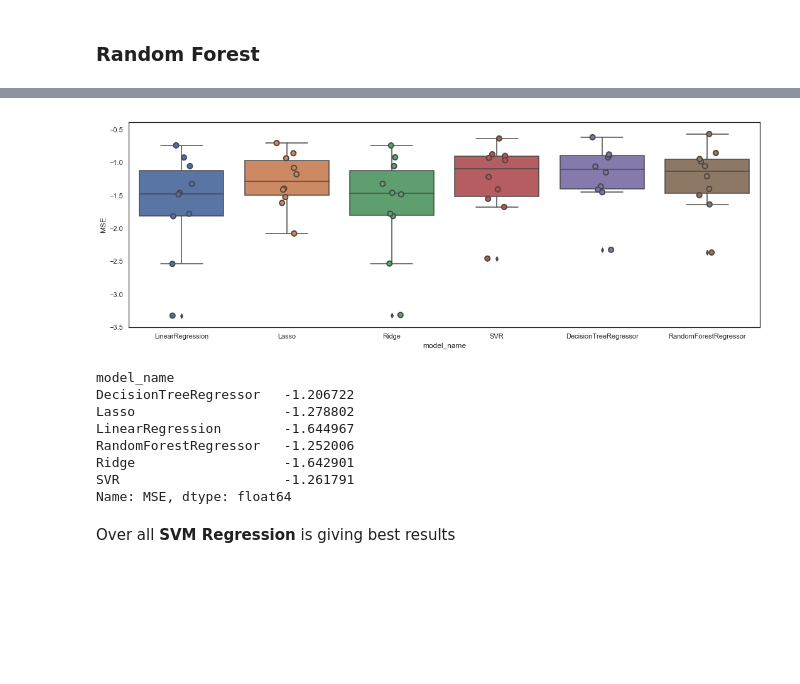
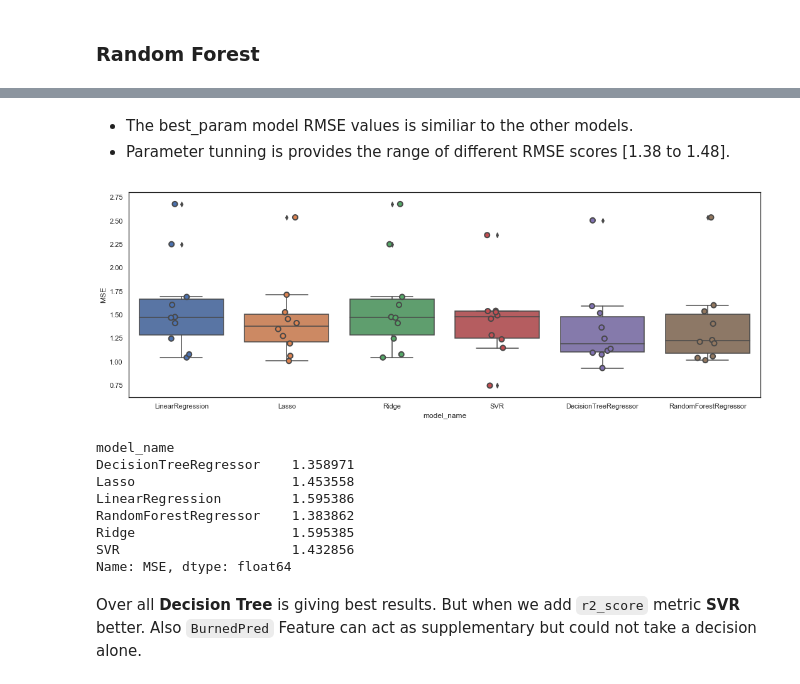
Before and after one commit to balag752/Machine-Learning-1, a Jupyter notebook: ML Project/Fire prediction.ipynb, the cells around one changed output, grey strips where cells are left out. Saved outputs shown, nothing was run; the diff lists cells and outputs as text; code cells hidden in the pictures; blank space fills up the shorter version.

```diff
--- a/ML Project/Fire prediction.ipynb
+++ b/ML Project/Fire prediction.ipynb
@@ -603,7 +613,7 @@ X_train, X_test, y_train, y_test = train_test_split(Standarized_Data[Encod_ncols
 # %%
-## Fitting the linear model
+## Fitting the linear model with whole data to find the coeffecients
 model = LinearRegression(fit_intercept=True, n_jobs=None,normalize=False)
-model.fit(X_train, y_train)
+model.fit(Standarized_Data[Encod_ncols], Standarized_Data["area"])
 # %% [output]
 LinearRegression(copy_X=True, fit_intercept=True, n_jobs=None,
          normalize=False)
@@ -762,7 +803,7 @@ RMSE of Orginal Area : 2.8056754558179873
 #max_leaf_nodes : Grow a tree with max_leaf_nodes in best-first fashion
 
 DT_param_grid = {'criterion': ['mse', 'mae'],'max_depth': range(1,10,2),'min_samples_split': range(2,10,2) ,'min_samples_leaf': [20, 40, 80,100], 'max_leaf_nodes': [5, 20, 100]}
-DT_grid_result=param_selection(tree.DecisionTreeRegressor(),DT_param_grid, X_train, y_train,10)
+DT_grid_result=param_selection(tree.DecisionTreeRegressor(),DT_param_grid, Standarized_Data[Encod_ncols], Standarized_Data["area"],10)
 # %% [output]
 Fitting 10 folds for each of 480 candidates, totalling 4800 fits
 [Parallel(n_jobs=1)]: Using backend SequentialBackend with 1 concurrent workers.
@@ -795,11 +838,14 @@ RMSE of Orginal Area : 3.4126408514808837
 # %%
+# {'criterion': 'mse', 'max_depth': 1, 'max_leaf_nodes': 8, 'min_samples_leaf': 100, 'min_samples_split': 8}
+DT_params=DT_grid_result.best_params_
+print(DT_params)
 plt.subplots(figsize=(8,8))
 
 plt.subplot(2,2,1)
 params= range(1,10,2)
 val=[]
 for x in params:
-    model=tree.DecisionTreeRegressor(criterion='mse', max_depth=x,min_samples_split=2,max_leaf_nodes=100,  min_samples_leaf=100)
+    model=tree.DecisionTreeRegressor(criterion='mse', max_depth=x,min_samples_split=DT_params["min_samples_split"],max_leaf_nodes=DT_params['max_leaf_nodes'],  min_samples_leaf=DT_params['min_samples_leaf'])
     scores = cross_val_score(model, Standarized_Data[Encod_ncols], Standarized_Data['area'], cv=10, scoring="neg_mean_squared_error")
     val.append(np.mean(np.sqrt(abs(scores))))
 plt.plot(params,val);
@@ -809,17 +855,17 @@ plt.subplot(2,2,2)
 params= range(2,20,2)
 val=[]
 for x in params:
-    model=tree.DecisionTreeRegressor(criterion='mse', max_depth=5,min_samples_split=x,max_leaf_nodes=100,  min_samples_leaf=100)
+    model=tree.DecisionTreeRegressor(criterion='mse', max_depth=DT_params['max_depth'],min_samples_split=x,max_leaf_nodes=DT_params['max_leaf_nodes'],  min_samples_leaf=DT_params['min_samples_leaf'])
     scores = cross_val_score(model, Standarized_Data[Encod_ncols], Standarized_Data['area'], cv=10, scoring="neg_mean_squared_error")
     val.append(np.mean(np.sqrt(abs(scores))))
 plt.plot(params,val);
 plt.title('Hyper Parameter - min_samples_split');
 
 plt.subplot(2,2,3)
-params= [20,40,60,80,100]
+params= [20,40,60,80,100,200,300,400,500]
 val=[]
 for x in params:
-    model=tree.DecisionTreeRegressor(criterion='mse', max_depth=5,min_samples_split=2,max_leaf_nodes=100,  min_samples_leaf=x)
+    model=tree.DecisionTreeRegressor(criterion='mse', max_depth=DT_params['max_depth'], min_samples_split=DT_params["min_samples_split"],max_leaf_nodes=DT_params['max_leaf_nodes'],  min_samples_leaf=x)
     scores = cross_val_score(model, Standarized_Data[Encod_ncols], Standarized_Data['area'], cv=10, scoring="neg_mean_squared_error")
     val.append(np.mean(np.sqrt(abs(scores))))
 plt.plot(params,val);
@@ -829,7 +875,7 @@ plt.subplot(2,2,4)
 params= [5,20,40,60,80,100]
 val=[]
 for x in params:
-    model=tree.DecisionTreeRegressor(criterion='mse', max_depth=5,min_samples_split=2,max_leaf_nodes=x,  min_samples_leaf=100)
+    model=tree.DecisionTreeRegressor(criterion='mse', max_depth=DT_params['max_depth'], min_samples_split=DT_params["min_samples_split"],max_leaf_nodes=x,  min_samples_leaf=DT_params['min_samples_leaf'])
     scores = cross_val_score(model, Standarized_Data[Encod_ncols], Standarized_Data['area'], cv=10, scoring="neg_mean_squared_error")
     val.append(np.mean(np.sqrt(abs(scores))))
 plt.plot(params,val);
@@ -865,13 +917,12 @@ n_estimators = [int(x) for x in np.linspace(start = 100, stop = 1200, num = 6)]
 # Number of features to consider at every split
 max_features = ['auto', 'sqrt']
 # Maximum number of levels in tree
-max_depth = [int(x) for x in np.linspace(5, 30, num = 3)]
+max_depth = [int(x) for x in np.linspace(1, 30, num = 3)]
 # max_depth.append(None)
 # Minimum number of samples required to split a node
 min_samples_split = [2, 5, 10, 20, 100]
 # Minimum number of samples required at each leaf node
-min_samples_leaf = [1, 2, 5, 10]
-
+min_samples_leaf = [1,10,20,40,80,100]
 
 # Create the random grid
 RF_param_grid = {'n_estimators': n_estimators,
@@ -881,5 +932,6 @@ RF_param_grid = {'n_estimators': n_estimators,
                'min_samples_leaf': min_samples_leaf
              }
 
-RF_grid_result=param_selection(RandomForestRegressor(),RF_param_grid, X_train, y_train,5)
+RF_grid_result=param_selection(RandomForestRegressor(),RF_param_grid,Standarized_Data[Encod_ncols], Standarized_Data["area"],5)
+RF_grid_result.best_estimator_
 # %% [output]
@@ -1002,45 +1051,46 @@ RMSE of Orginal Area : 3.3503655740839333
+# %% [markdown]
+- The best_param model RMSE values is similiar to the other models.
+- Parameter tunning is provides the range of different RMSE scores [1.38 to 1.48].
 # %%
 ## All model comparision
 
 models = [
     LinearRegression(fit_intercept=True, n_jobs=None,normalize=False),
     linear_model.Lasso(alpha=.01,   normalize=False),
-    linear_model.Ridge(alpha=0.01, normalize=False),
-    SVR(C=1,epsilon=0.1, gamma=1,  kernel='rbf'),
-    tree.DecisionTreeRegressor(criterion='mse', max_depth=5,min_samples_split=2,max_leaf_nodes=100,  min_samples_leaf=80),
-    RandomForestRegressor(bootstrap=True, criterion='mse', max_depth=5,
-           max_features='auto', max_leaf_nodes=None,
-           min_impurity_decrease=0.0, min_impurity_split=None,
-           min_samples_leaf=2, min_samples_split=100,
-           min_weight_fraction_leaf=0.0, n_estimators=100, n_jobs=None,
-           oob_score=False, random_state=None, verbose=0, warm_start=False)
+    linear_model.Ridge(alpha=1e-05, normalize=False),
+    SVR(C=5, cache_size=200, coef0=0.0, degree=3, epsilon=1, gamma=1,  kernel='rbf', tol=0.001),
+    tree.DecisionTreeRegressor(criterion='mse',max_depth=1, min_samples_split=100,max_leaf_nodes=5,  min_samples_leaf=200),
+    RandomForestRegressor(criterion='mse', max_depth=RT_params['max_depth'],max_features='sqrt',
+                      min_samples_leaf=RT_params['min_samples_leaf'], min_samples_split=40,
+                      n_estimators=500)
 ]
 
 CV = 10
 cv_df = pd.DataFrame(index=range(CV * len(models)))
 entries = []
 for model in models:
     model_name = model.__class__.__name__
     accuracies = cross_val_score(model, Standarized_Data[Encod_ncols], Standarized_Data['area'], scoring='neg_mean_squared_error', cv=CV)
+    accuracies=np.sqrt(np.abs(accuracies))
     for fold_idx, accuracy in enumerate(accuracies):
         entries.append((model_name, fold_idx, accuracy))
 
 fig, ax = plt.subplots(figsize=(18,6))
 cv_df = pd.DataFrame(entries, columns=['model_name', 'fold_idx', 'MSE'])
 sns.boxplot(x='model_name', y='MSE', data=cv_df)
 sns.stripplot(x='model_name', y='MSE', data=cv_df, size=8, jitter=True, edgecolor="gray", linewidth=2)
 plt.show()
 
 cv_df.groupby('model_name').MSE.mean()
 # %% [output]
-[figure, old version]
+[figure, new version]
 model_name
-DecisionTreeRegressor   -1.206722
-Lasso                   -1.278802
-LinearRegression        -1.644967
-RandomForestRegressor   -1.252006
-Ridge                   -1.642901
-SVR                     -1.261791
+DecisionTreeRegressor    1.358971
+Lasso                    1.453558
+LinearRegression         1.595386
+RandomForestRegressor    1.383862
+Ridge                    1.595385
+SVR                      1.432856
 Name: MSE, dtype: float64
-# %% [markdown]
-Over all **SVM Regression** is giving best results
+# %% [markdown]
+Over all **Decision Tree** is giving best results. But when we add `r2_score` metric **SVR** better. Also `BurnedPred` Feature can act as supplementary but could not take a decision alone.
```
Also changed, not shown: parts of 74 cells of this notebook, 1 other file.
